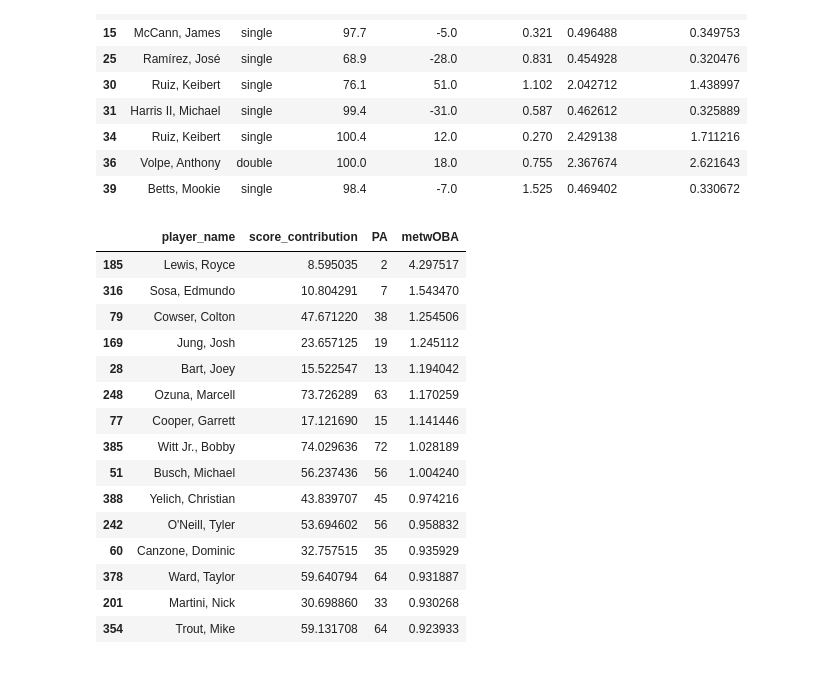
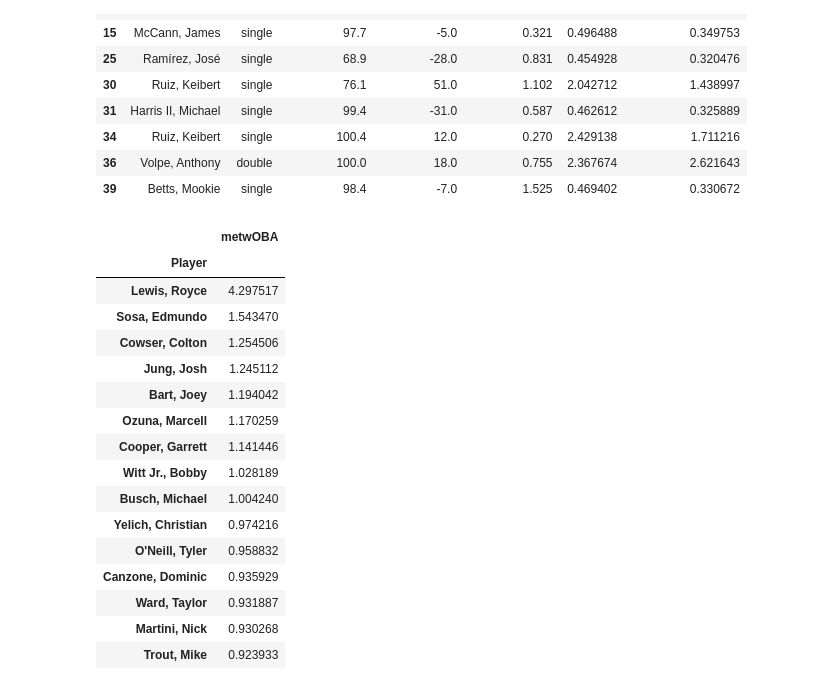
Before and after one commit to mcgillies/metwoba, a Jupyter notebook: metwOBA.ipynb, the cells around one changed output. Saved outputs shown, nothing was run; the diff lists cells and outputs as text; code cells hidden in the pictures.

```diff
--- a/metwOBA.ipynb
+++ b/metwOBA.ipynb
@@ -321,31 +321,34 @@ See the caveats in the documentation: https://pandas.pydata.org/pandas-docs/stab
 # %%
 # Formula for metwOBA:
 # (0.33*BB + 0.55*HBP + 0.70*1B*RC + 1.11*2B*RC + 1.40*3B*RC + 1.91*HR*RC)/PA
 # Where RC is the previously calculated run coefficient from EV and LA
 
 player_scores = ev_la_success.groupby('player_name')['score_contribution'].sum().reset_index()
 final_data = player_scores.merge(pa_tot, on='player_name')
 
 # Calculate final scores
 final_data['metwOBA'] = final_data['score_contribution'] / final_data['events']
-final_data = final_data.rename(columns = {'events':'PA'})
+final_data = final_data.rename(columns = {'events':'PA', 'player_name':'Player'})
+final_data = final_data.set_index('Player')
+final_data = final_data[['metwOBA']]
 final_data.sort_values(by = 'metwOBA', ascending = False).head(15)
 # %% [output]
-|  | player_name | score_contribution | PA | metwOBA |
-| 185 | Lewis, Royce | 8.595035 | 2 | 4.297517 |
-| 316 | Sosa, Edmundo | 10.804291 | 7 | 1.543470 |
-| 79 | Cowser, Colton | 47.671220 | 38 | 1.254506 |
-| 169 | Jung, Josh | 23.657125 | 19 | 1.245112 |
-| 28 | Bart, Joey | 15.522547 | 13 | 1.194042 |
-| 248 | Ozuna, Marcell | 73.726289 | 63 | 1.170259 |
-| 77 | Cooper, Garrett | 17.121690 | 15 | 1.141446 |
-| 385 | Witt Jr., Bobby | 74.029636 | 72 | 1.028189 |
-| 51 | Busch, Michael | 56.237436 | 56 | 1.004240 |
-| 388 | Yelich, Christian | 43.839707 | 45 | 0.974216 |
-| 242 | O'Neill, Tyler | 53.694602 | 56 | 0.958832 |
-| 60 | Canzone, Dominic | 32.757515 | 35 | 0.935929 |
-| 378 | Ward, Taylor | 59.640794 | 64 | 0.931887 |
-| 201 | Martini, Nick | 30.698860 | 33 | 0.930268 |
-| 354 | Trout, Mike | 59.131708 | 64 | 0.923933 |
+|  | metwOBA |
+| Player |  |
+| Lewis, Royce | 4.297517 |
+| Sosa, Edmundo | 1.543470 |
+| Cowser, Colton | 1.254506 |
+| Jung, Josh | 1.245112 |
+| Bart, Joey | 1.194042 |
+| Ozuna, Marcell | 1.170259 |
+| Cooper, Garrett | 1.141446 |
+| Witt Jr., Bobby | 1.028189 |
+| Busch, Michael | 1.004240 |
+| Yelich, Christian | 0.974216 |
+| O'Neill, Tyler | 0.958832 |
+| Canzone, Dominic | 0.935929 |
+| Ward, Taylor | 0.931887 |
+| Martini, Nick | 0.930268 |
+| Trout, Mike | 0.923933 |
 # %%
 final_data.to_csv("data/metwOBAlb.csv")
```
